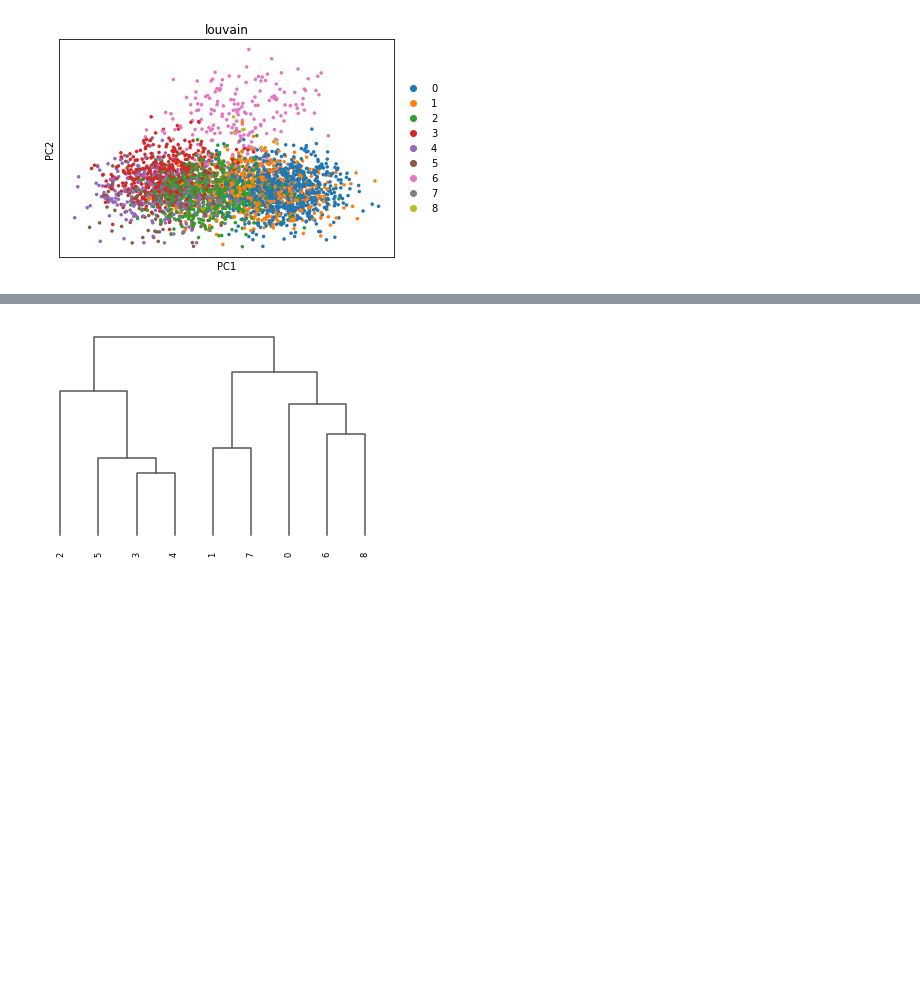
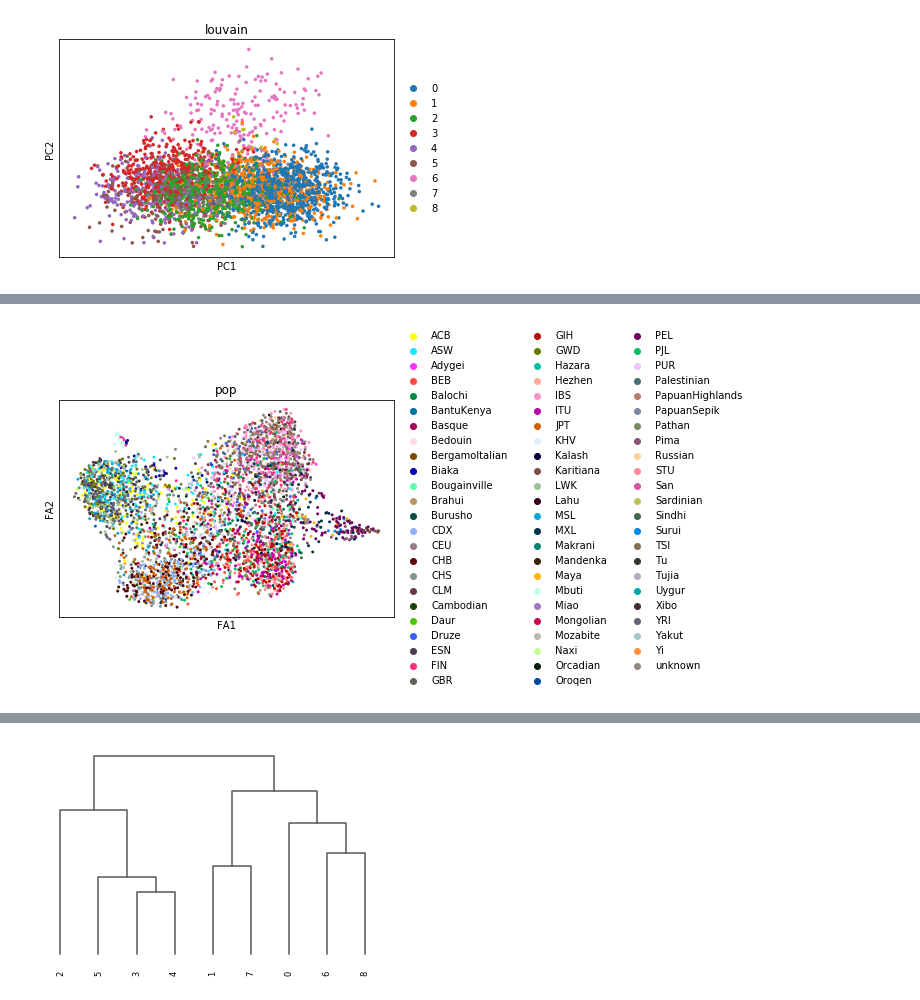
Before and after one commit to algaebrown/tsne-popgen, a Jupyter notebook: Most parsimonious set of snps (DEMO) - with simon's genotype.ipynb, the cells around one changed output, grey strips where cells are left out. Cells and saved outputs as stored; diff of their text form; code cells hidden in the pictures; blank space fills up the shorter version.

```diff
--- a/Most parsimonious set of snps (DEMO) - with simon's genotype.ipynb
+++ b/Most parsimonious set of snps (DEMO) - with simon's genotype.ipynb
@@ -119,4 +113,11 @@ sc.pl.draw_graph(adata, color = ['super_pop','pop', 'batch','louvain'], legend_l
 # customize color
 adata.uns['super_pop_colors'] = adata.obs['super_pop'].cat.categories.map(super_pop_color)
 adata.uns['pop_colors'] = adata.obs['pop'].cat.categories.map(pop_to_color)
+# %%
+f,ax = plt.subplots(1,1)
+# ax.text(0.5,0.5, 'this is simon')
+sc.pl.draw_graph(adata, color = ['pop'], legend_loc = 'right margin', ncols = 1, ax = ax)
+plt.show()
+# %% [output]
+[figure, added]
 # %%
```
Also changed, not shown: parts of 13 cells of this notebook.
